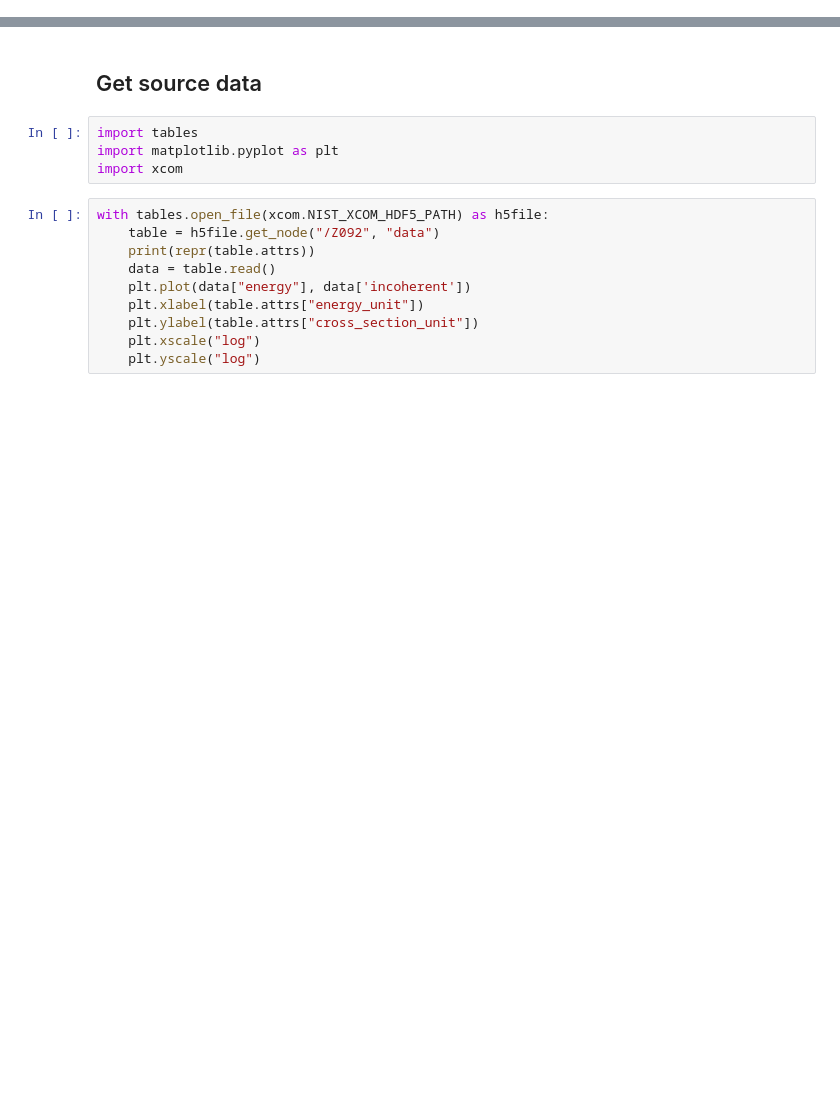
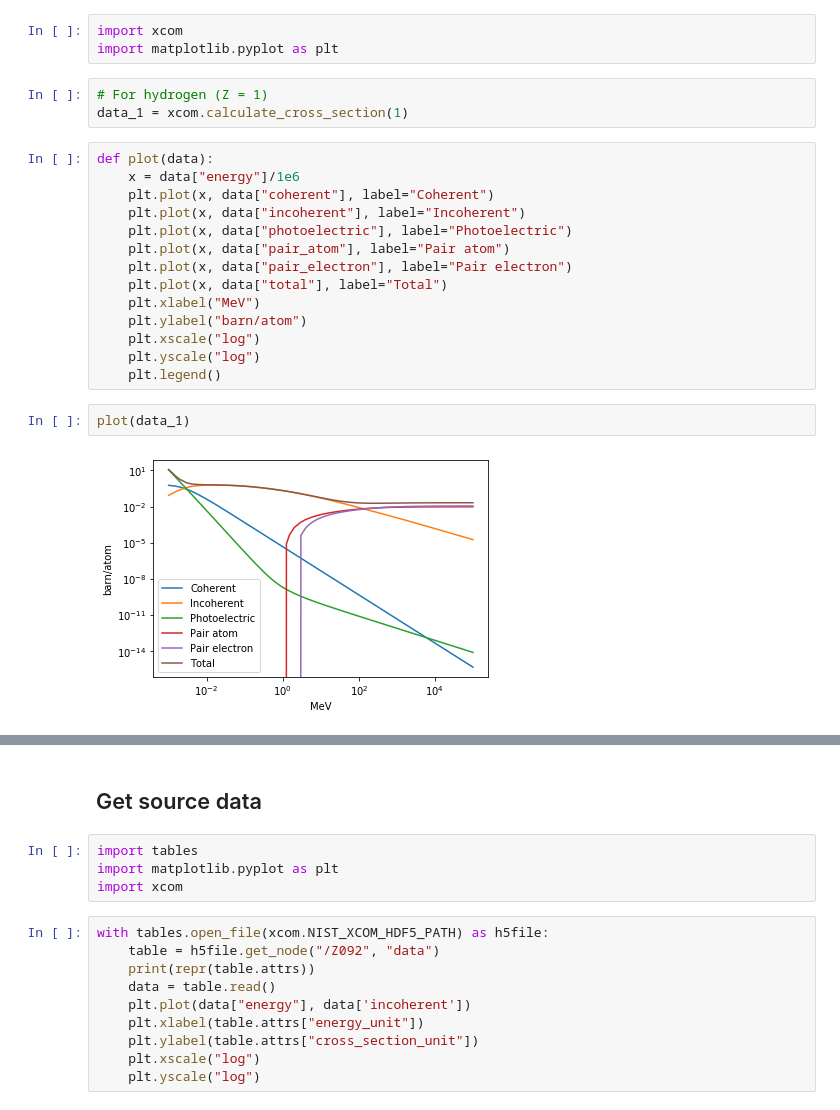
Before and after one commit to Zelenyy/nist-calculators, a Jupyter notebook: examples/XCOM.ipynb, the cells around one changed output, grey strips where cells are left out. Saved outputs shown, nothing was run; the diff lists cells and outputs as text; blank space fills up the shorter version.

Commit message:
Add cross section and attenuation calculator for gamma-ray. Optimize data.

```diff
--- a/examples/XCOM.ipynb
+++ b/examples/XCOM.ipynb
@@ -3,0 +5,24 @@
+# %%
+import xcom
+import matplotlib.pyplot as plt
+# %%
+# For hydrogen (Z = 1)
+data_1 = xcom.calculate_cross_section(1)
+# %%
+def plot(data):
+    x = data["energy"]/1e6
+    plt.plot(x, data["coherent"], label="Coherent")
+    plt.plot(x, data["incoherent"], label="Incoherent")
+    plt.plot(x, data["photoelectric"], label="Photoelectric")
+    plt.plot(x, data["pair_atom"], label="Pair atom")
+    plt.plot(x, data["pair_electron"], label="Pair electron")
+    plt.plot(x, data["total"], label="Total")
+    plt.xlabel("MeV")
+    plt.ylabel("barn/atom")
+    plt.xscale("log")
+    plt.yscale("log")
+    plt.legend()
+# %%
+plot(data_1)
+# %% [output]
+[figure, added]
```
Also changed, not shown: parts of 8 cells of this notebook, 8 other files.
